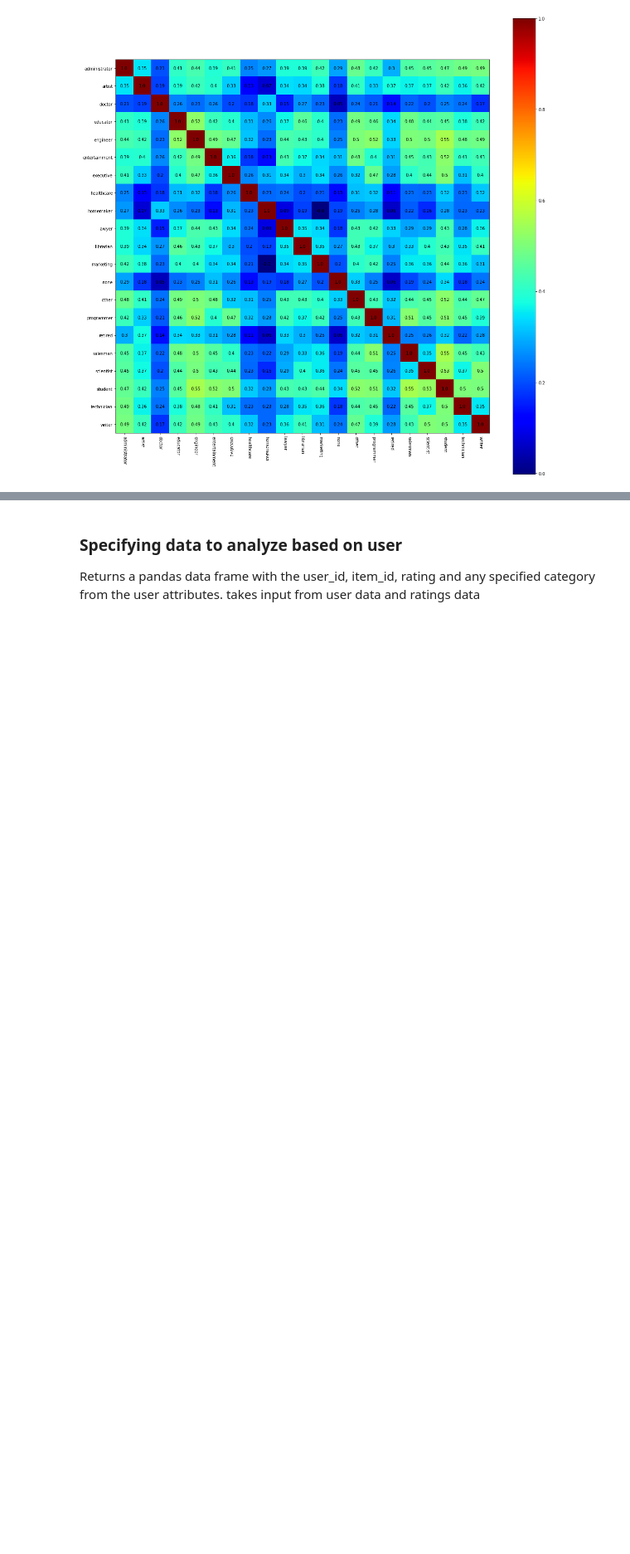
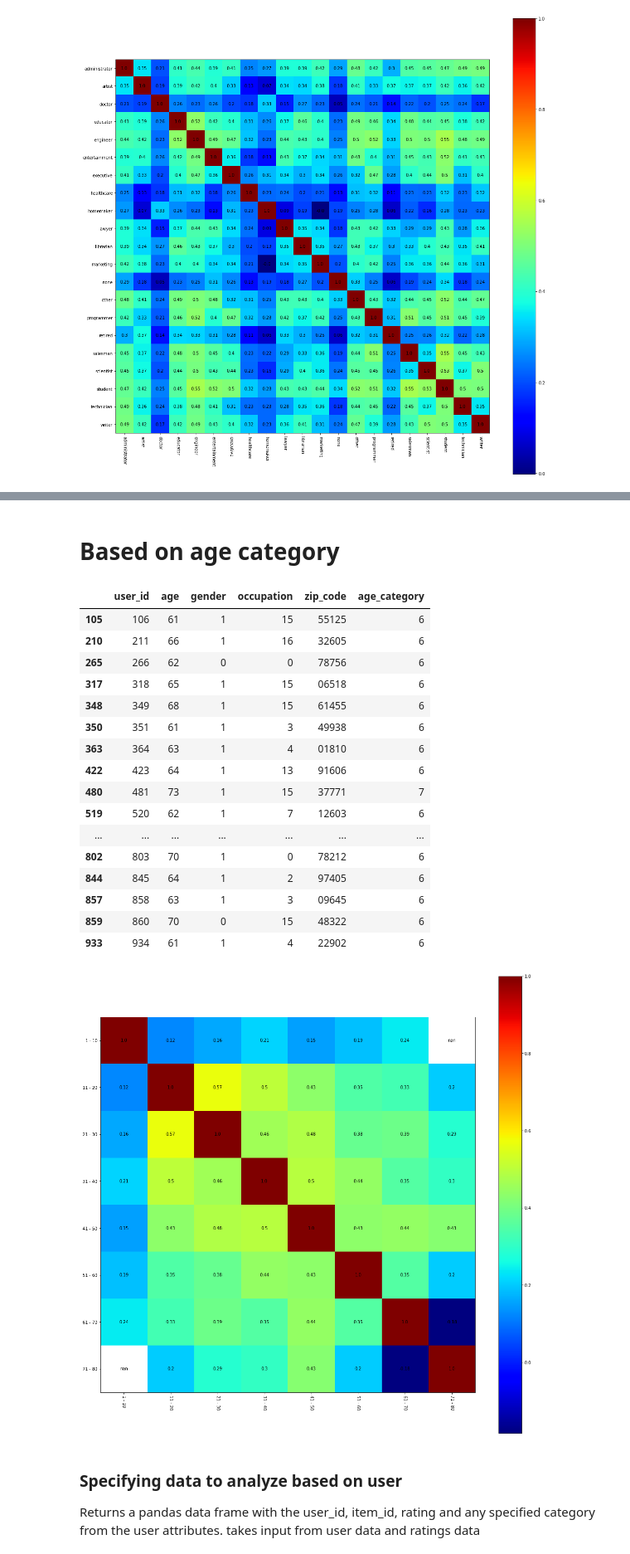
Before and after one commit to Xevenst/MovLensDataSet, a Jupyter notebook: preprocessingEx.ipynb, the cells around one changed output, grey strips where cells are left out. Shown at 83% size. Drawn from its saved outputs; the diff is of its cells as text; code cells hidden in the pictures; blank space fills up the shorter version.

Commit message:
Plot for age_category done

```diff
--- a/preprocessingEx.ipynb
+++ b/preprocessingEx.ipynb
@@ -106,10 +95,9 @@ def fuckyou(occup,arr,tick,string,size=(20,20)):
     plt.set_cmap('jet')
     plt.imshow(a)
     plt.colorbar()
-    for i in range(len(a[0])):
-        for j in range(len(a[0])):
+    for i in a.columns:
+        for j in a.columns:
             plt.text(i,j,str(a[j][i].round(2)),va='center',ha='center')
     plt.xticks(range(0,len(tick)),tick,rotation=-90)
     plt.yticks(range(0,len(tick)),tick)
-
-plt.show()
+    plt.show()
@@ -125,3 +138,32 @@ fuckyou(occup,job,tick,'occupation')
+# %% [markdown]
+<h1>Based on age category</h1>
+# %%
+occup = pp.specifyByUserData(users, ratings, ["age_category"])
+occup = occup.drop('user_id',axis=1)
+agegroup = list(range(0,8))
+occup = occup.groupby(by=['age_category','item_id']).mean()
+# occup = occup.dropna()
+age = [f"{x*10+1} - {(x+1)*10}" for x in range(0,8)]
+fuckyou(occup,agegroup,age,'age_category')
+# %% [output]
+|  | user_id | age | gender | occupation | zip_code | age_category |
+| 105 | 106 | 61 | 1 | 15 | 55125 | 6 |
+| 210 | 211 | 66 | 1 | 16 | 32605 | 6 |
+| 265 | 266 | 62 | 0 | 0 | 78756 | 6 |
+| 317 | 318 | 65 | 1 | 15 | 06518 | 6 |
+| 348 | 349 | 68 | 1 | 15 | 61455 | 6 |
+| 350 | 351 | 61 | 1 | 3 | 49938 | 6 |
+| 363 | 364 | 63 | 1 | 4 | 01810 | 6 |
+| 422 | 423 | 64 | 1 | 13 | 91606 | 6 |
+| 480 | 481 | 73 | 1 | 15 | 37771 | 7 |
+| 519 | 520 | 62 | 1 | 7 | 12603 | 6 |
+| ... | ... | ... | ... | ... | ... | ... |
+| 802 | 803 | 70 | 1 | 0 | 78212 | 6 |
+| 844 | 845 | 64 | 1 | 2 | 97405 | 6 |
+| 857 | 858 | 63 | 1 | 3 | 09645 | 6 |
+| 859 | 860 | 70 | 0 | 15 | 48322 | 6 |
+| 933 | 934 | 61 | 1 | 4 | 22902 | 6 |
+[figure, added]
 # %% [markdown]
 <h3>Specifying data to analyze based on user</h3>
 Returns a pandas data frame with the user_id, item_id, rating and any specified category from the user attributes. takes input from user data and ratings data
```
Also changed, not shown: parts of 6 cells of this notebook, 1 other file.
